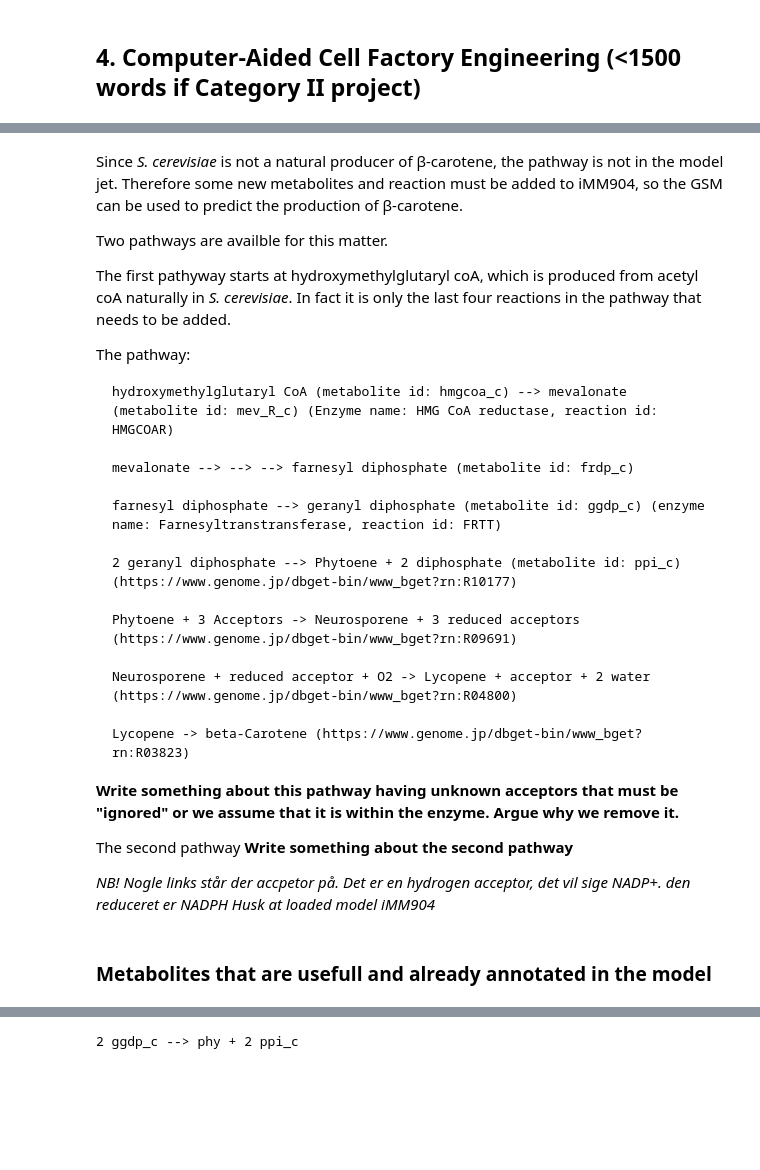
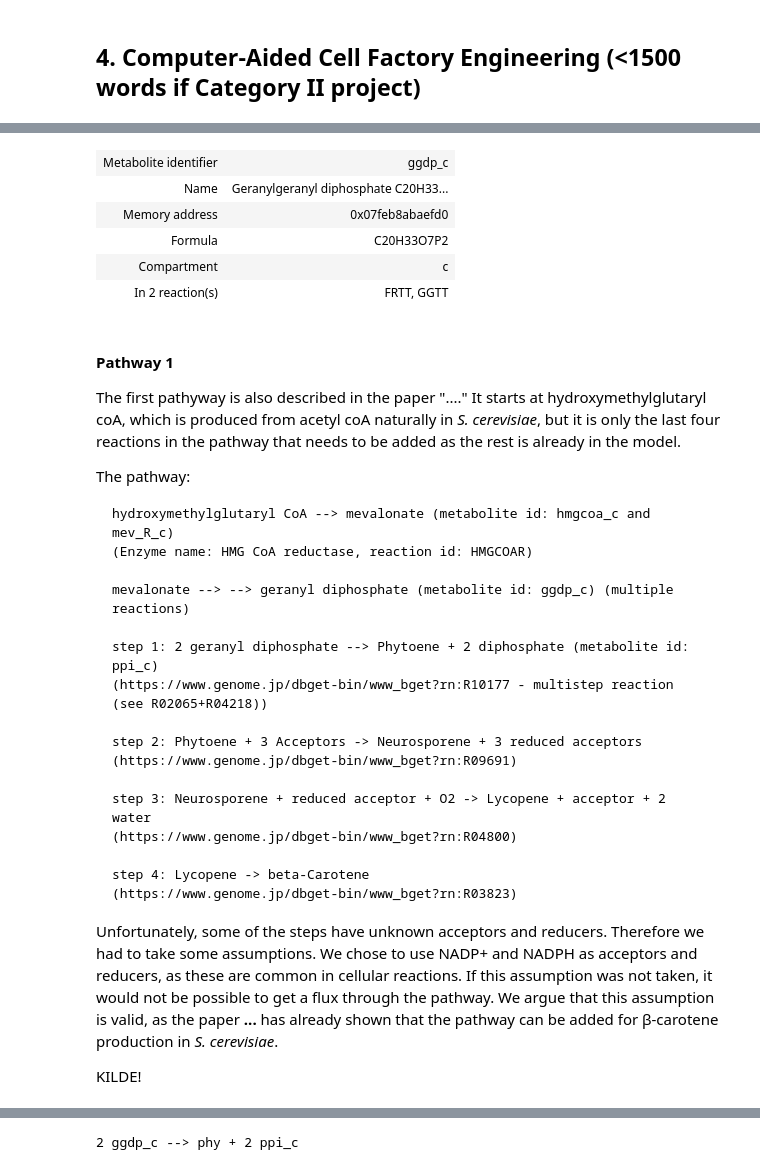
Before and after one commit to 27410/27410-2020-group-project-group-10-betacaroten-synthesis, a Jupyter notebook: Report.ipynb, the cells around one changed output, grey strips where cells are left out. Saved outputs shown, nothing was run; the diff lists cells and outputs as text; code cells hidden in the pictures; blank space fills up the shorter version.

```diff
--- a/Report.ipynb
+++ b/Report.ipynb
@@ -106,33 +113,36 @@ The smallere model iND750 had a slightly higher score, however, the difference i
+# %%
+model_iMM904.metabolites.ggdp_c
+# %% [output]
+| Metabolite identifier | ggdp_c |
+| Name | Geranylgeranyl diphosphate C20H33... |
+| Memory address | 0x07feb8abaefd0 |
+| Formula | C20H33O7P2 |
+| Compartment | c |
+| In 2 reaction(s) | FRTT, GGTT |
 # %% [markdown]
-Since *S. cerevisiae* is not a natural producer of β-carotene, the pathway is not in the model jet. Therefore some new metabolites and reaction must be added to iMM904, so the GSM can be used to predict the production of β-carotene.
-
-Two pathways are availble for this matter.
-
-The first pathyway starts at hydroxymethylglutaryl coA, which is produced from acetyl coA naturally in *S. cerevisiae*. In fact it is only the last four reactions in the pathway that needs to be added.
+#### Pathway 1
+The first pathyway is also described in the paper "...."
+It starts at hydroxymethylglutaryl coA, which is produced from acetyl coA naturally in *S. cerevisiae*, but it is only the last four reactions in the pathway that needs to be added as the rest is already in the model.
 
 The pathway:
 
-    hydroxymethylglutaryl CoA (metabolite id: hmgcoa_c) --> mevalonate (metabolite id: mev_R_c) (Enzyme name: HMG CoA reductase, reaction id: HMGCOAR)
+    hydroxymethylglutaryl CoA --> mevalonate (metabolite id: hmgcoa_c and mev_R_c)
+    (Enzyme name: HMG CoA reductase, reaction id: HMGCOAR)
 
-    mevalonate --> --> --> farnesyl diphosphate (metabolite id: frdp_c)
+    mevalonate --> --> geranyl diphosphate (metabolite id: ggdp_c) (multiple reactions)
 
-    farnesyl diphosphate --> geranyl diphosphate (metabolite id: ggdp_c) (enzyme name: Farnesyltranstransferase, reaction id: FRTT)
+    step 1: 2 geranyl diphosphate --> Phytoene + 2 diphosphate (metabolite id: ppi_c)
+    (https://www.genome.jp/dbget-bin/www_bget?rn:R10177 - multistep reaction (see R02065+R04218))
 
-    2 geranyl diphosphate --> Phytoene + 2 diphosphate (metabolite id: ppi_c) (https://www.genome.jp/dbget-bin/www_bget?rn:R10177)
+    step 2: Phytoene + 3 Acceptors -> Neurosporene + 3 reduced acceptors
+    (https://www.genome.jp/dbget-bin/www_bget?rn:R09691)
 
-    Phytoene + 3 Acceptors -> Neurosporene + 3 reduced acceptors (https://www.genome.jp/dbget-bin/www_bget?rn:R09691)
+    step 3: Neurosporene + reduced acceptor + O2 -> Lycopene + acceptor + 2 water
+    (https://www.genome.jp/dbget-bin/www_bget?rn:R04800)
 
-    Neurosporene + reduced acceptor + O2 -> Lycopene + acceptor + 2 water (https://www.genome.jp/dbget-bin/www_bget?rn:R04800)
+    step 4: Lycopene -> beta-Carotene
+    (https://www.genome.jp/dbget-bin/www_bget?rn:R03823)
 
-    Lycopene -> beta-Carotene (https://www.genome.jp/dbget-bin/www_bget?rn:R03823)
+Unfortunately, some of the steps have unknown acceptors and reducers. Therefore we had to take some assumptions. We chose to use NADP+ and NADPH as acceptors and reducers, as these are common in cellular reactions. If this assumption was not taken, it would not be possible to get a flux through the pathway. We argue that this assumption is valid, as the paper **...** has already shown that the pathway can be added for β-carotene production in *S. cerevisiae*.
 
-**Write something about this pathway having unknown acceptors that must be "ignored" or we assume that it is within the enzyme. Argue why we remove it.**
-
-The second pathway **Write something about the second pathway**
-
-
-
-*NB! Nogle links står der accpetor på. Det er en hydrogen acceptor, det vil sige NADP+. den reduceret er NADPH
-Husk at loaded model iMM904*
+KILDE!
-# %% [markdown]
-### Metabolites that are usefull and already annotated in the model
```
Also changed, not shown: parts of 42 cells of this notebook, 2 other files.
